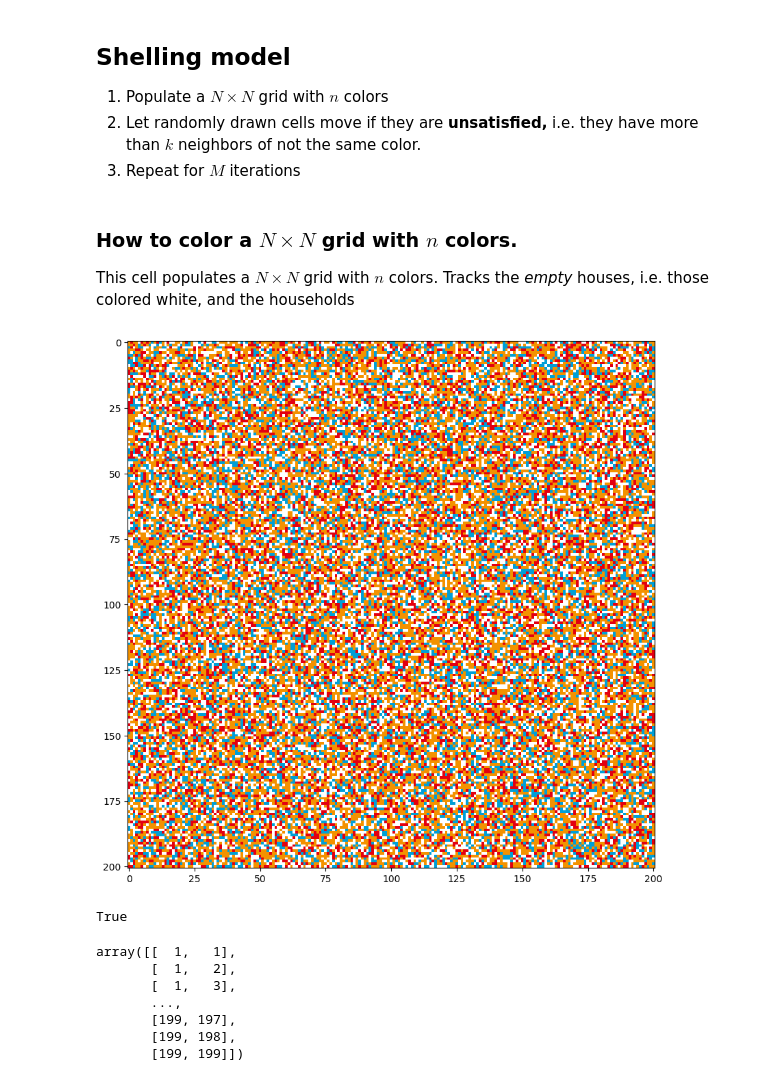
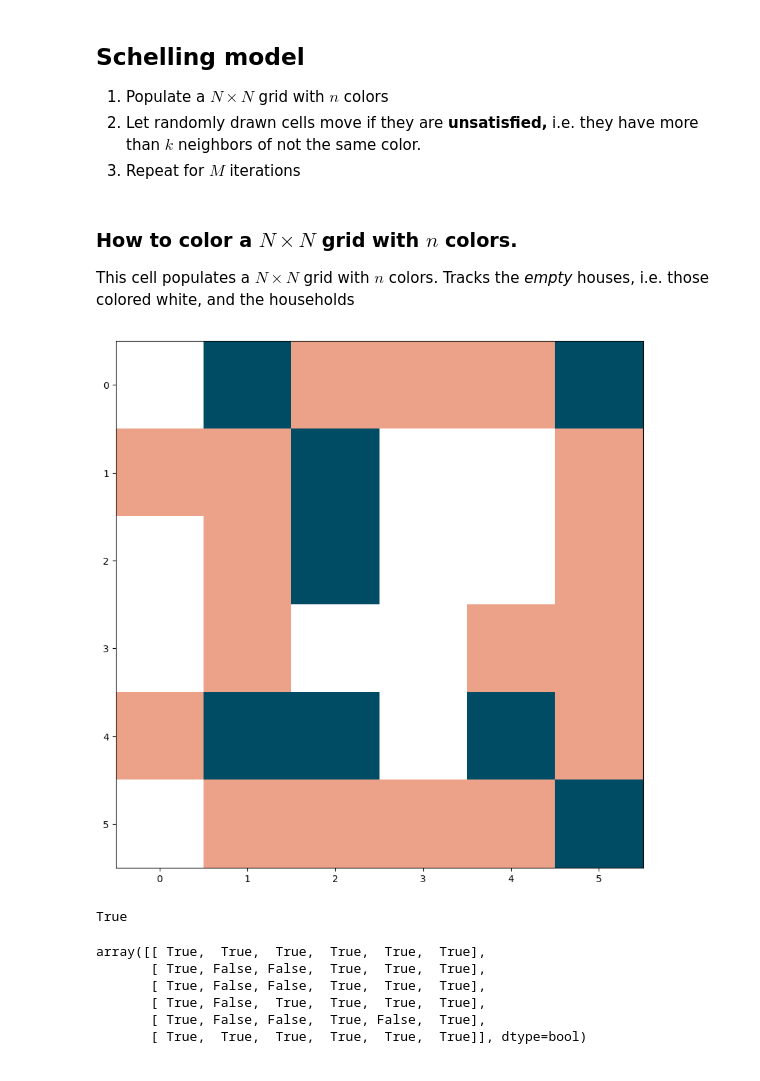
Before and after one commit to nickteff/schelling, a Jupyter notebook: Schelling.ipynb, the cells around one changed output. Saved outputs shown, nothing was run; the diff lists cells and outputs as text; code cells hidden in the pictures.

```diff
--- a/Schelling.ipynb
+++ b/Schelling.ipynb
@@ -10,7 +10,7 @@ import copy
 %matplotlib inline
 mpl.rcParams.update(mpl.rcParamsDefault)
 e = ['#ffffff', '#009FD7',  '#E30010',  '#f39200', '#528EA5',  '#004C64', '#E84932',  '#74BCBF',  '#fed630',  '#75D0F4',  '#EBA289']
-cmap = col.LinearSegmentedColormap.from_list('', [col.hex2color(color) for color in e[0:n]], N=n)
+cmap = col.LinearSegmentedColormap.from_list('', [col.hex2color(color) for color in e], N=len(e))
 # %%
 fig, ax = plt.subplots(figsize=(12,4))
 
@@ -73,7 +76,7 @@ class Schelling:
         def plot(self):
             pass
 # %% [markdown]
-## Shelling model
+## Schelling model
 
 1. Populate a $N \times N$ grid with $n$ colors
 2. Let randomly drawn cells move if they are **unsatisfied,** i.e. they have more than $k$ neighbors of not the same color.
@@ -83,30 +86,32 @@ class Schelling:
 
 This cell populates a $N \times N$ grid with $n$ colors.  Tracks the *empty* houses, i.e. those colored white, and the households
 # %%
-N = 200
-n = 4
+N = 5
+n = 2
 empty = .25
-similarity_threshold = .5
+similarity_threshold = .667
 
 def populate():
     grid = np.random.choice(n+1, size=(N+1)**2, replace=True, p=[empty] + [(1 - empty)/(n) for i in range(n)]).reshape(N+1, N+1)
 
     empty_houses = np.argwhere(grid==0)
 
     houses_by_race = {i: np.argwhere(grid==i) for i in np.arange(1, n+1)}
 
     households = {tuple(k) : grid[k[0], k[1]] for k in np.argwhere(grid>0)}
 
     return grid, empty_houses, houses_by_race, households
 
 grid, empty_houses, houses_by_race, households, = populate()
 
 grid
 fig, ax = plt.subplots(figsize=(10,10))
 
 plt.imshow(grid, cmap=cmap);
+
+plt.show()
 # %% [output]
-[figure, old version]
+[figure, new version]
 # %%
 [0,1] in empty_houses
 # %% [output]
@@ -130,14 +135,13 @@ def is_satisfied(x):
 # %%
 satisfied = np.array([is_satisfied(tuple(x)) for x in np.argwhere(grid>-1)]).reshape(N+1, N+1)
 
-#satisfied
+satisfied
+# %% [output]
+array([[ True,  True,  True,  True,  True,  True],
+       [ True, False, False,  True,  True,  True],
+       [ True, False, False,  True,  True,  True],
+       [ True, False,  True,  True,  True,  True],
+       [ True, False, False,  True, False,  True],
+       [ True,  True,  True,  True,  True,  True]], dtype=bool)
 # %%
-np.argwhere(satisfied==False)
+unsatisfied = np.argwhere(satisfied==False)
-# %% [output]
-array([[  1,   1],
-       [  1,   2],
-       [  1,   3],
-       ...,
-       [199, 197],
-       [199, 198],
-       [199, 199]])
```
Also changed, not shown: parts of 11 cells of this notebook.
